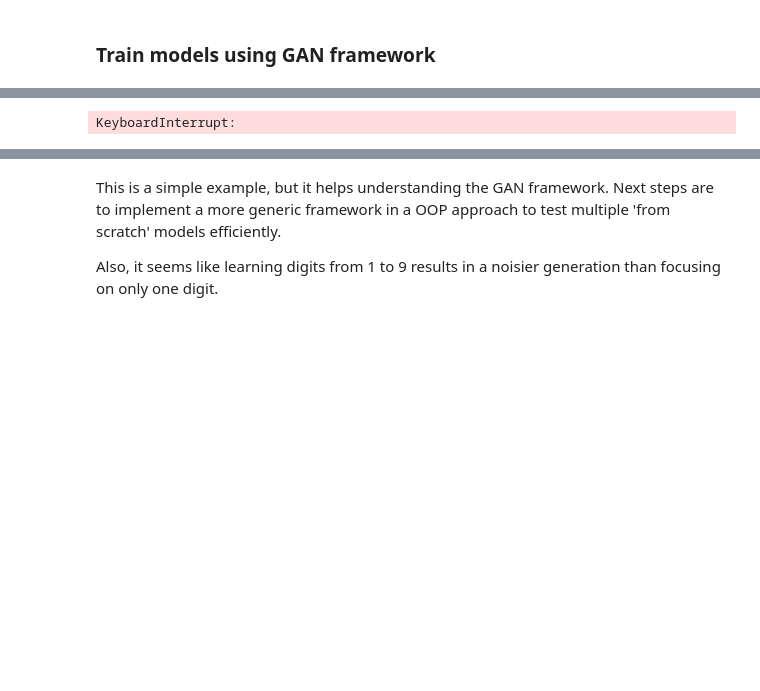
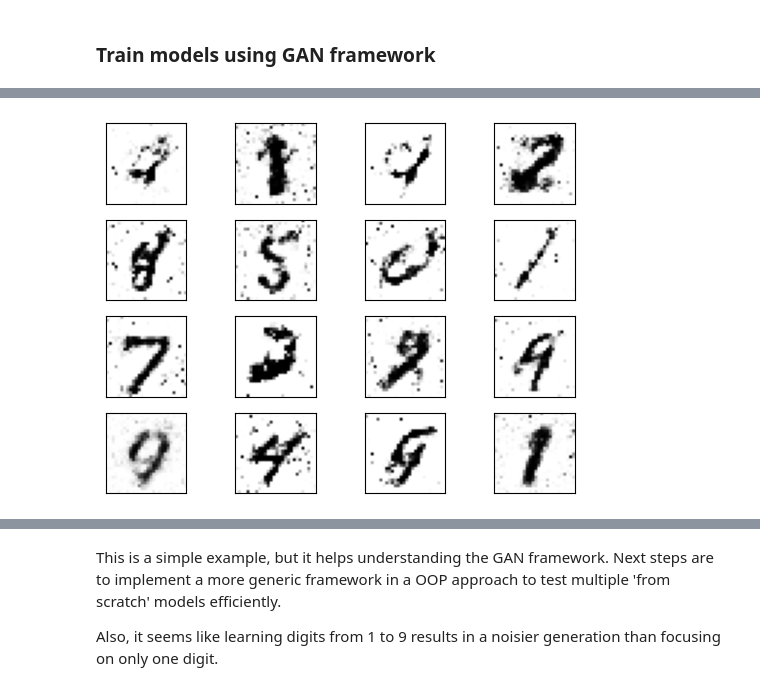
Before and after one commit to TomaAllary/PGM_GANProject, a Jupyter notebook: pytorch_gan_tuto.ipynb, the cells around one changed output, grey strips where cells are left out. Drawn from its saved outputs; the diff is of its cells as text; code cells hidden in the pictures; blank space fills up the shorter version.

```diff
--- a/pytorch_gan_tuto.ipynb
+++ b/pytorch_gan_tuto.ipynb
@@ -15,8 +32,9 @@ import torchvision
 # %%
 # Enable GPU if possible
 
-device = "cuda" if torch.cuda.is_available() else "cpu"
-
+device = ""
+device = torch.device("cuda:0") # We use 0 to specify the first GPU
+print("Using GPU")
 
 
 # Transform MNIST in tensor with normalized values
@@ -111,12 +146,8 @@ generator = Generator().to(device=device)
 ### Hyperparameters
 # %%
 lr = 0.0001
-lr_generator = 2e-4
-lr_discriminator = 1e-4
-
-epoch = 1
-num_epochs = 300
+num_epochs = 50
 loss_function = torch.nn.BCELoss()
 
-optimizer_discriminator = torch.optim.Adam(discriminator.parameters(), lr=lr_discriminator)
-optimizer_generator = torch.optim.Adam(generator.parameters(), lr=lr_generator)
+optimizer_discriminator = torch.optim.Adam(discriminator.parameters(), lr=lr)
+optimizer_generator = torch.optim.Adam(generator.parameters(), lr=lr)
@@ -154,25 +154,20 @@ def save_images(epoch):
 # %% [markdown]
 ### Train models using GAN framework
 # %%
-import numpy as np
-
-# Data for training the discriminator
-real_samples = real_samples.to(device=device)
-real_samples_labels = 0.9*torch.ones((batch_size, 1)).to(
-    device=device
-) # label smoothing
-
-# num_epochs = 500
-for epoch in range(epoch, num_epochs):
+for epoch in range(num_epochs):
     for n, (real_samples, mnist_labels) in enumerate(train_loader):
+        # Data for training the discriminator
+        real_samples = real_samples.to(device=device)
+        real_samples_labels = torch.ones((batch_size, 1)).to(
+            device=device
+        )
         latent_space_samples = torch.randn((batch_size, 100)).to(
             device=device
         )
         generated_samples = generator(latent_space_samples)
-        generated_samples_labels = 0.1*torch.ones((batch_size, 1)).to(
+        generated_samples_labels = torch.zeros((batch_size, 1)).to(
             device=device
-        ) # label smoothing
-
+        )
         all_samples = torch.cat((real_samples, generated_samples))
         all_samples_labels = torch.cat(
             (real_samples_labels, generated_samples_labels)
@@ -191,6 +186,7 @@ for epoch in range(epoch, num_epochs):
         latent_space_samples = torch.randn((batch_size, 100)).to(
             device=device
         )
+
         # Training the generator
         generator.zero_grad()
         generated_samples = generator(latent_space_samples)
@@ -202,29 +198,19 @@ for epoch in range(epoch, num_epochs):
         optimizer_generator.step()
 
         # Show loss
-#         if n == batch_size - 1:
-#             print(f"Epoch: {epoch}")
-#             print(f" Loss D.: {loss_discriminator}, Loss G.: {loss_generator}")
-
-    if epoch % 10 == 0:
-        print(f"Epoch: {epoch}")
-        print(f" Loss D.: {loss_discriminator}, Loss G.: {loss_generator}")
-
-    if epoch % 50 == 0:
-        save_images(epoch)
+        if n == batch_size - 1:
+            print(f"Epoch: {epoch} Loss D.: {loss_discriminator}")
+            print(f"Epoch: {epoch} Loss G.: {loss_generator}")
 
 
-torch.save({
-    'epoch': epoch,
-    'discriminator_state_dict': discriminator.state_dict(),
-    'generator_state_dict': generator.state_dict(),
-    'optimizer_D_state_dict': optimizer_discriminator.state_dict(),
-    'optimizer_G_state_dict': optimizer_generator.state_dict(),
-    'loss_D': loss_discriminator,
-    'loss_G': loss_generator,
-}, 'checkpoint.pth')
+# Print generated samples
+latent_space_samples = torch.randn(batch_size, 100).to(device=device)
+generated_samples = generator(latent_space_samples)
 
-save_images(epoch)
-
-print("model and image saved")
+generated_samples = generated_samples.cpu().detach()
+for i in range(16):
+    ax = plt.subplot(4, 4, i + 1)
+    plt.imshow(generated_samples[i].reshape(28, 28), cmap="gray_r")
+    plt.xticks([])
+    plt.yticks([])
 # %% [output]
@@ -233 +234 @@ Epoch: 300
-KeyboardInterrupt:
+[figure, added]
```
Also changed, not shown: parts of 8 cells of this notebook, 7 other files.
